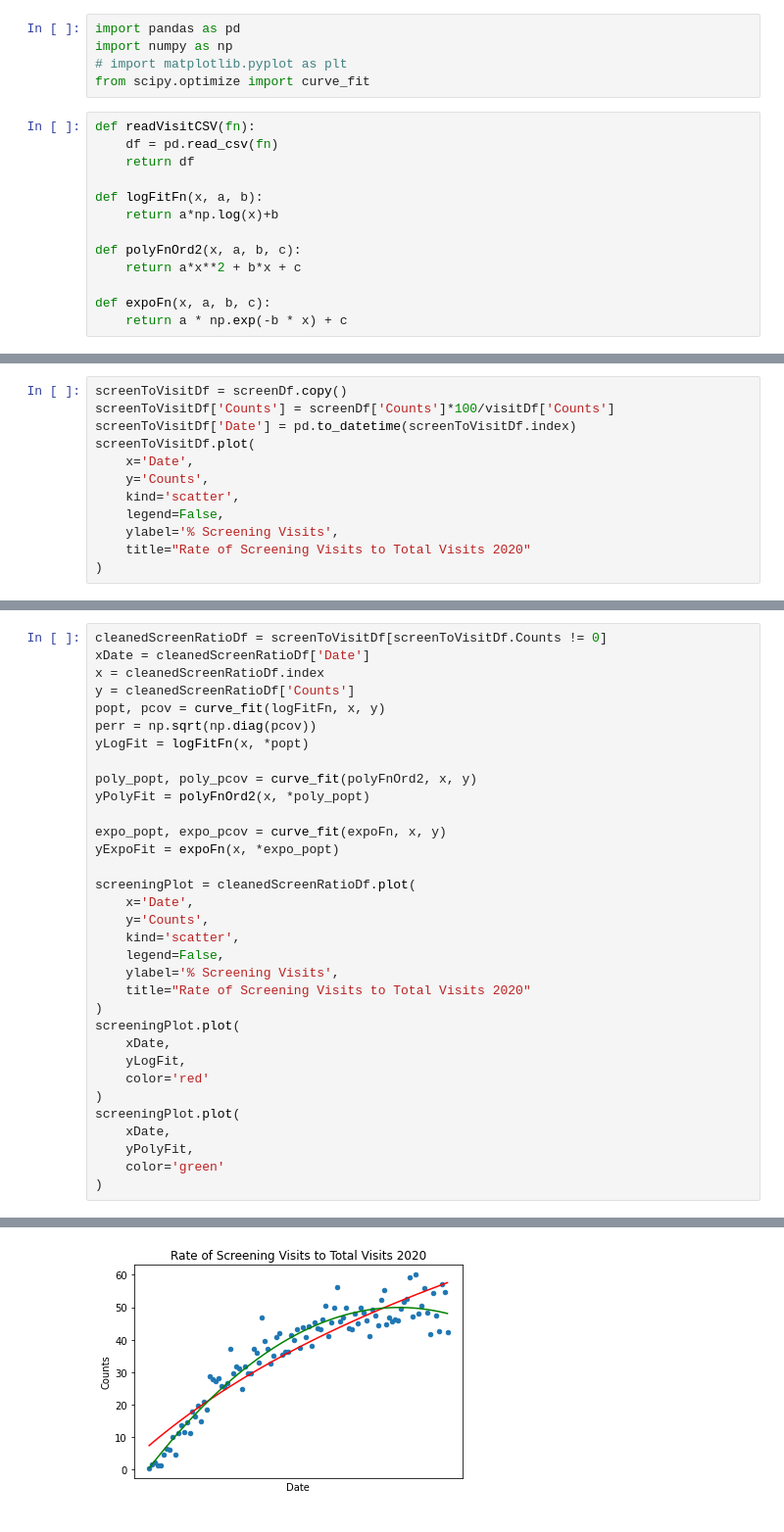
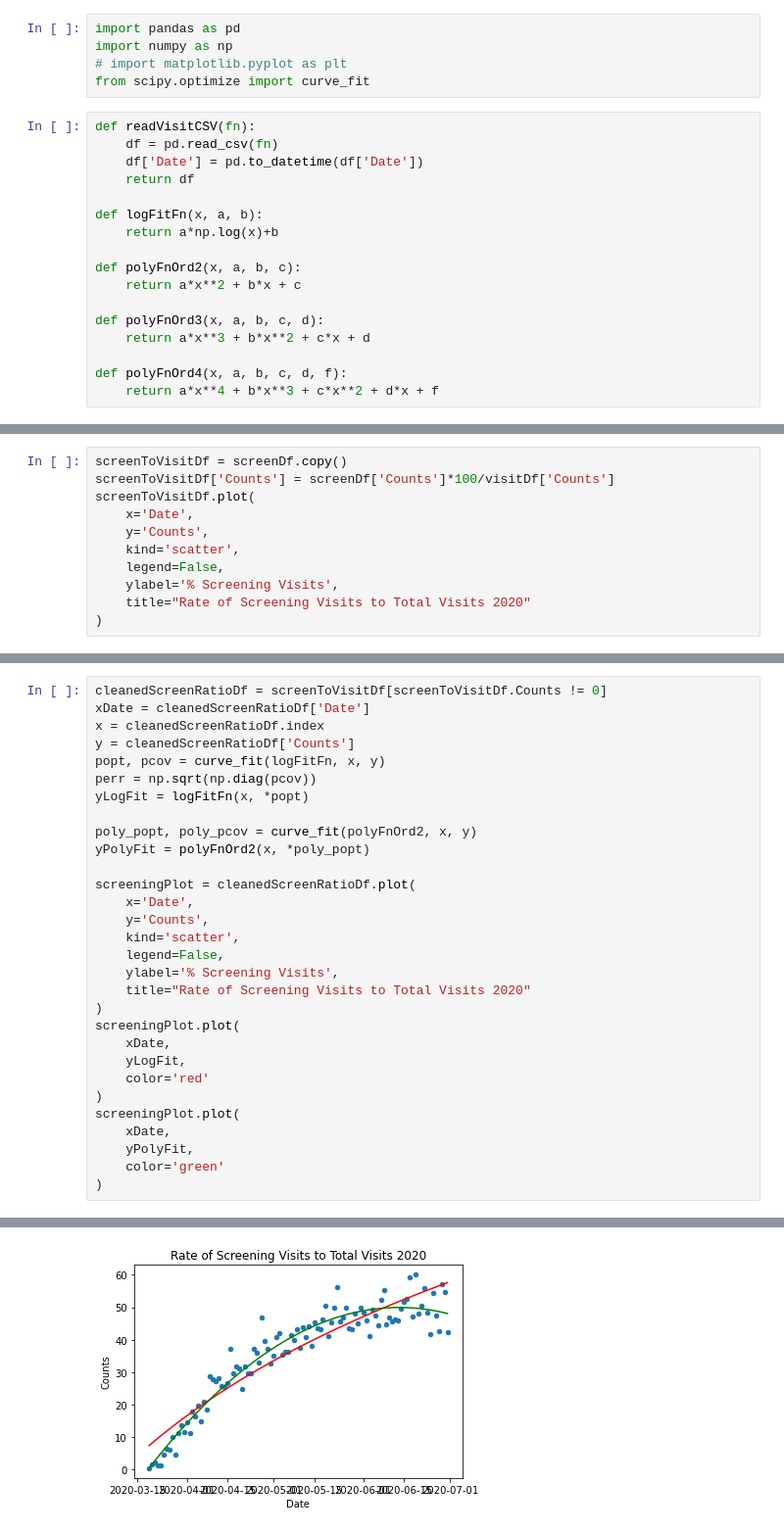
Before and after one commit to msprijatelj/Phreesia-Take-Home, a Jupyter notebook: Solutions/problem_nb.ipynb, the cells around one changed output, grey strips where cells are left out. Shown at 98% size. Saved outputs shown, nothing was run; the diff lists cells and outputs as text.

Commit message:
get visit curve fitted

```diff
--- a/Solutions/problem_nb.ipynb
+++ b/Solutions/problem_nb.ipynb
@@ -6,6 +6,7 @@ from scipy.optimize import curve_fit
 # %%
 def readVisitCSV(fn):
     df = pd.read_csv(fn)
+    df['Date'] = pd.to_datetime(df['Date'])
     return df
 
 def logFitFn(x, a, b):
@@ -14,8 +15,11 @@ def logFitFn(x, a, b):
 def polyFnOrd2(x, a, b, c):
     return a*x**2 + b*x + c
 
-def expoFn(x, a, b, c):
-    return a * np.exp(-b * x) + c
+def polyFnOrd3(x, a, b, c, d):
+    return a*x**3 + b*x**2 + c*x + d
+
+def polyFnOrd4(x, a, b, c, d, f):
+    return a*x**4 + b*x**3 + c*x**2 + d*x + f
 # %%
 screenDf = readVisitCSV('screening_data.csv')
 screenDf.plot(
@@ -43,7 +47,6 @@ visitDf.plot(
 # %%
 screenToVisitDf = screenDf.copy()
 screenToVisitDf['Counts'] = screenDf['Counts']*100/visitDf['Counts']
-screenToVisitDf['Date'] = pd.to_datetime(screenToVisitDf.index)
 screenToVisitDf.plot(
     x='Date',
     y='Counts',
@@ -60,34 +63,31 @@ cleanedScreenRatioDf = screenToVisitDf[screenToVisitDf.Counts != 0]
 xDate = cleanedScreenRatioDf['Date']
 x = cleanedScreenRatioDf.index
 y = cleanedScreenRatioDf['Counts']
 popt, pcov = curve_fit(logFitFn, x, y)
 perr = np.sqrt(np.diag(pcov))
 yLogFit = logFitFn(x, *popt)
 
 poly_popt, poly_pcov = curve_fit(polyFnOrd2, x, y)
 yPolyFit = polyFnOrd2(x, *poly_popt)
-
-expo_popt, expo_pcov = curve_fit(expoFn, x, y)
-yExpoFit = expoFn(x, *expo_popt)
 
 screeningPlot = cleanedScreenRatioDf.plot(
     x='Date',
     y='Counts',
     kind='scatter',
     legend=False,
     ylabel='% Screening Visits',
     title="Rate of Screening Visits to Total Visits 2020"
 )
 screeningPlot.plot(
     xDate,
     yLogFit,
     color='red'
 )
 screeningPlot.plot(
     xDate,
     yPolyFit,
     color='green'
 )
 # %% [output]
 [<matplotlib.lines.Line2D at 0x...>]
-[figure, old version]
+[figure, new version]
```
Also changed, not shown: parts of 5 cells of this notebook.
